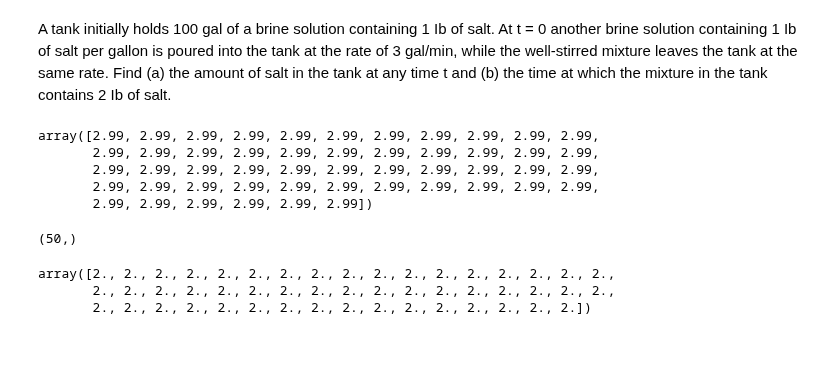
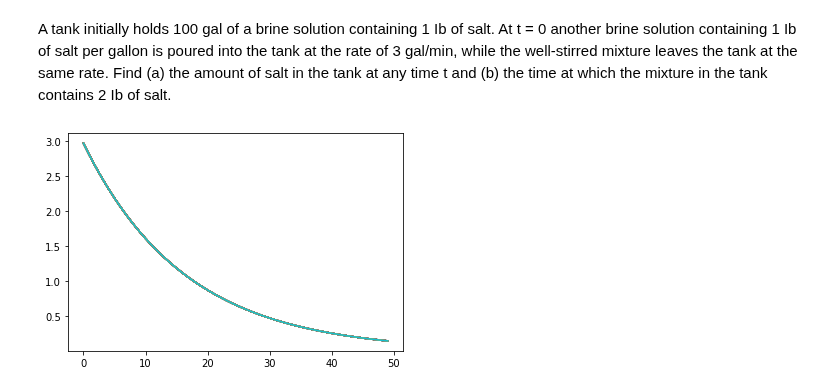
Before and after one commit to Wetpaint3/Blogs, a Jupyter notebook: Blog_Dilution_Problem.ipynb, the cells around one changed output. Saved outputs shown, nothing was run; the diff lists cells and outputs as text; code cells hidden in the pictures; blank space fills up the shorter version.

```diff
--- a/Blog_Dilution_Problem.ipynb
+++ b/Blog_Dilution_Problem.ipynb
@@ -16,18 +16,5 @@ a = 1 # amount of salt that brine solution contains initially at time = 0
 b = 1 # amount of salt that another brine solution contains
 e = 3 # rate at which another brine solution is poured into the tank
 f = 3 # rate at which well-stirred mixture leaves the tank
-# %%
-formula = b*e-(1/(V0+e*t-f*t))
-formula
-# %% [output]
-array([2.99, 2.99, 2.99, 2.99, 2.99, 2.99, 2.99, 2.99, 2.99, 2.99, 2.99,
-       2.99, 2.99, 2.99, 2.99, 2.99, 2.99, 2.99, 2.99, 2.99, 2.99, 2.99,
-       2.99, 2.99, 2.99, 2.99, 2.99, 2.99, 2.99, 2.99, 2.99, 2.99, 2.99,
-       2.99, 2.99, 2.99, 2.99, 2.99, 2.99, 2.99, 2.99, 2.99, 2.99, 2.99,
-       2.99, 2.99, 2.99, 2.99, 2.99, 2.99])
-# %%
-t.shape
-# %% [output]
-(50,)
 # %%
 def model(y,t):
@@ -40,9 +27,7 @@ y = odeint(model,V0,t) # integrate
-# %%
-model(V0, t)
-# %% [output]
-array([2., 2., 2., 2., 2., 2., 2., 2., 2., 2., 2., 2., 2., 2., 2., 2., 2.,
-       2., 2., 2., 2., 2., 2., 2., 2., 2., 2., 2., 2., 2., 2., 2., 2., 2.,
-       2., 2., 2., 2., 2., 2., 2., 2., 2., 2., 2., 2., 2., 2., 2., 2.])
+# %%
+plt.plot(model(y,t));
+# %% [output]
+[figure, added]
 # %%
 # plot results
 plt.figure()
```
Also changed, not shown: parts of 3 cells of this notebook.
